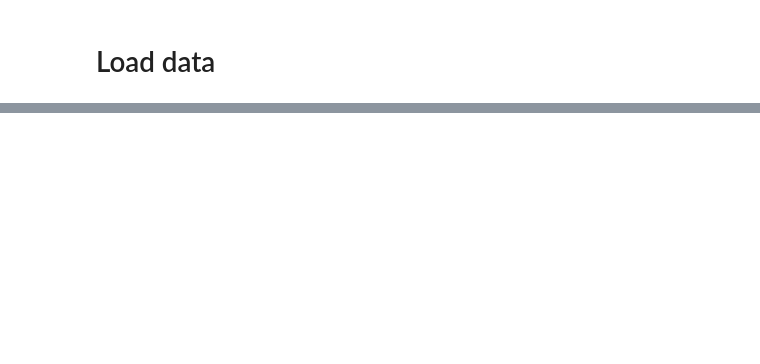
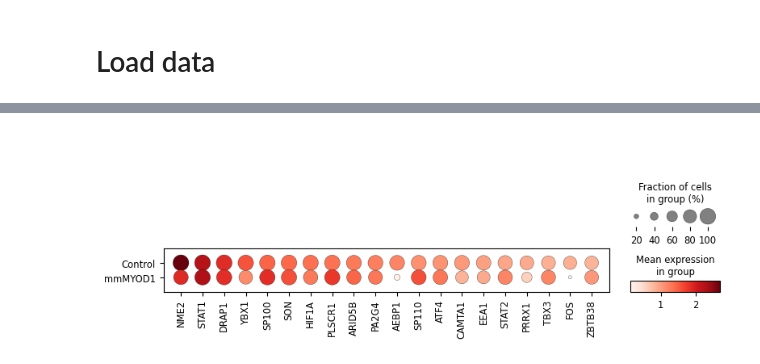
Before and after one commit to jrcwycy/Hybrid, a Jupyter notebook: notebooks/summary/gex_mmMYOD1_control.ipynb, the cells around one changed output, grey strips where cells are left out. Cells and saved outputs as stored; diff of their text form; code cells hidden in the pictures; blank space fills up the shorter version.

```diff
--- a/notebooks/summary/gex_mmMYOD1_control.ipynb
+++ b/notebooks/summary/gex_mmMYOD1_control.ipynb
@@ -38,0 +118,13 @@ adata
+# %%
+path = "../../resources/HumanTF_v_1.01.csv"
+
+df = pd.read_csv(path)
+print(df.shape)
+
+df = df[df['Is TF?'] == 'Yes']
+print(df.shape)
+
+tf_list = df['HGNC symbol'].dropna().unique().tolist()
+print(len(tf_list))
+
+tf_list[:5]
@@ -38,0 +254,16 @@ adata
+# %%
+n_top_tfs = 20
+
+gene_list = df.head(n_top_tfs)['gene_name'].tolist()
+
+plt.rcdefaults()
+
+sc.pl.dotplot(
+    adata,
+    var_names=gene_list,
+    groupby='pooled_condition',
+    layer='log_norm',
+    # standard_scale='var',
+)
+# %% [output]
+[figure, added]
```
Also changed, not shown: parts of 19 cells of this notebook, 42 other files.
